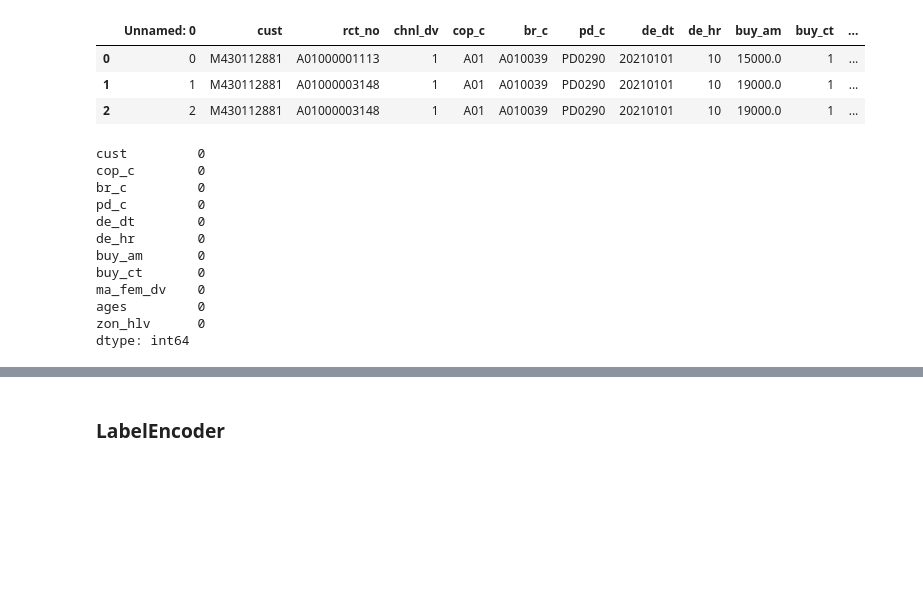
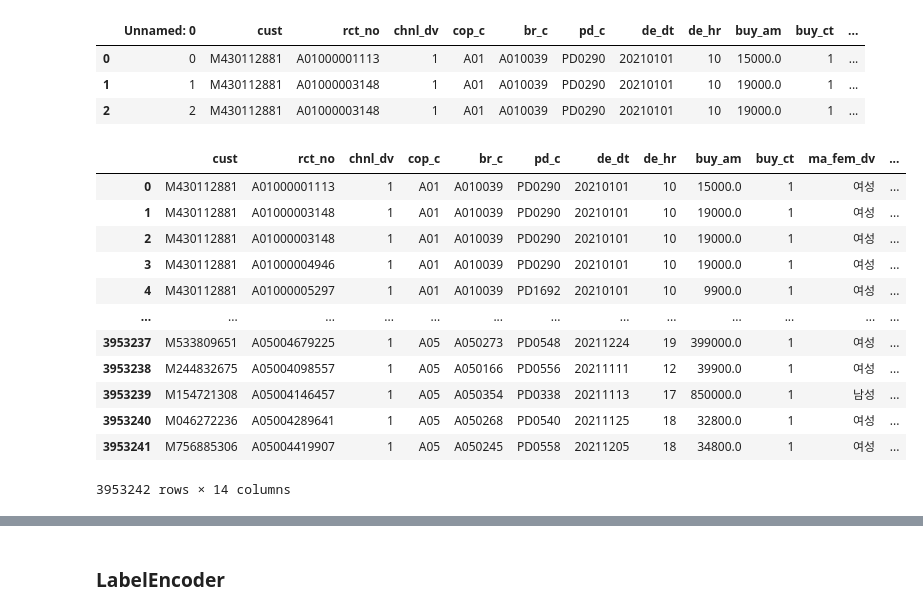
Before and after one commit to kch8906/Bigdata_Competition, a Jupyter notebook: 0714.ipynb, the cells around one changed output, grey strips where cells are left out. Drawn from its saved outputs; the diff is of its cells as text; code cells hidden in the pictures; blank space fills up the shorter version.

```diff
--- a/0714.ipynb
+++ b/0714.ipynb
@@ -238,4 +256,20 @@ df_merge_01_02.head(3)
 | 0 | 0 | M430112881 | A01000001113 | 1 | A01 | A010039 | PD0290 | 20210101 | 10 | 15000.0 | 1 | ... |
 | 1 | 1 | M430112881 | A01000003148 | 1 | A01 | A010039 | PD0290 | 20210101 | 10 | 19000.0 | 1 | ... |
 | 2 | 2 | M430112881 | A01000003148 | 1 | A01 | A010039 | PD0290 | 20210101 | 10 | 19000.0 | 1 | ... |
+# %%
+df_merge_01_02_05
+# %% [output]
+|  | cust | rct_no | chnl_dv | cop_c | br_c | pd_c | de_dt | de_hr | buy_am | buy_ct | ma_fem_dv | ... |
+| 0 | M430112881 | A01000001113 | 1 | A01 | A010039 | PD0290 | 20210101 | 10 | 15000.0 | 1 | 여성 | ... |
+| 1 | M430112881 | A01000003148 | 1 | A01 | A010039 | PD0290 | 20210101 | 10 | 19000.0 | 1 | 여성 | ... |
+| 2 | M430112881 | A01000003148 | 1 | A01 | A010039 | PD0290 | 20210101 | 10 | 19000.0 | 1 | 여성 | ... |
+| 3 | M430112881 | A01000004946 | 1 | A01 | A010039 | PD0290 | 20210101 | 10 | 19000.0 | 1 | 여성 | ... |
+| 4 | M430112881 | A01000005297 | 1 | A01 | A010039 | PD1692 | 20210101 | 10 | 9900.0 | 1 | 여성 | ... |
+| ... | ... | ... | ... | ... | ... | ... | ... | ... | ... | ... | ... | ... |
+| 3953237 | M533809651 | A05004679225 | 1 | A05 | A050273 | PD0548 | 20211224 | 19 | 399000.0 | 1 | 여성 | ... |
+| 3953238 | M244832675 | A05004098557 | 1 | A05 | A050166 | PD0556 | 20211111 | 12 | 39900.0 | 1 | 여성 | ... |
+| 3953239 | M154721308 | A05004146457 | 1 | A05 | A050354 | PD0338 | 20211113 | 17 | 850000.0 | 1 | 남성 | ... |
+| 3953240 | M046272236 | A05004289641 | 1 | A05 | A050268 | PD0540 | 20211125 | 18 | 32800.0 | 1 | 여성 | ... |
+| 3953241 | M756885306 | A05004419907 | 1 | A05 | A050245 | PD0558 | 20211205 | 18 | 34800.0 | 1 | 여성 | ... |
+3953242 rows × 14 columns
 # %%
@@ -244,15 +277,0 @@ df_merge_01_02.drop(columns=['Unnamed: 0', 'rct_no', 'chnl_dv'], inplace=True)
-# %%
-df_merge_01_02.isna().sum()
-# %% [output]
-cust         0
-cop_c        0
-br_c         0
-pd_c         0
-de_dt        0
-de_hr        0
-buy_am       0
-buy_ct       0
-ma_fem_dv    0
-ages         0
-zon_hlv      0
-dtype: int64
```
Also changed, not shown: parts of 34 cells of this notebook.
